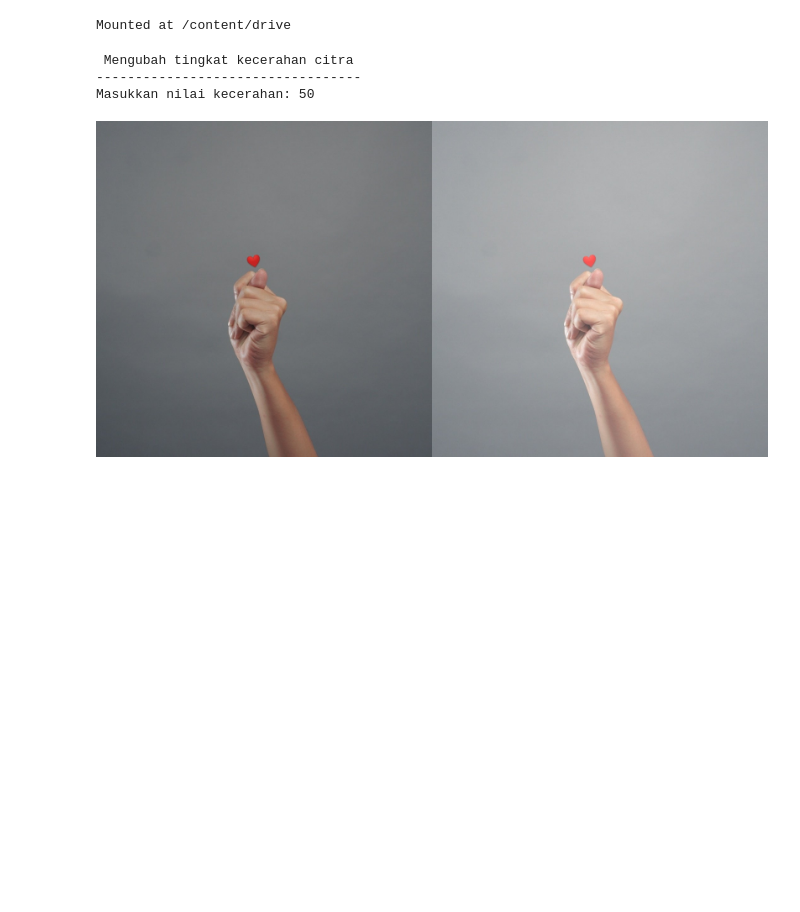
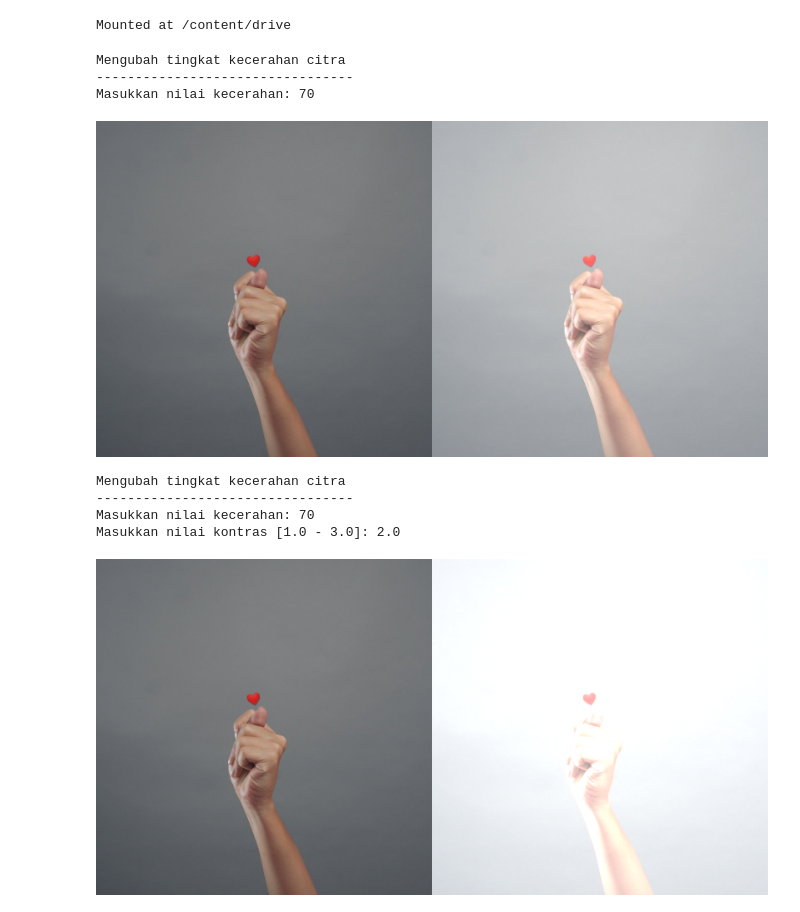
Before and after one commit to irfan1787/PCVK_genap_2021, a Jupyter notebook: Untitled3.ipynb, the cells around one changed output. Cells and saved outputs as stored; diff of their text form; code cells hidden in the pictures; blank space fills up the shorter version.

```diff
--- a/Untitled3.ipynb
+++ b/Untitled3.ipynb
@@ -12,26 +12,60 @@ from skimage import io
 import matplotlib.pyplot as plt
 import numpy as np
 # %%
-print(' Mengubah tingkat kecerahan citra ')
-print('----------------------------------')
+print('Mengubah tingkat kecerahan citra')
+print('---------------------------------')
 try:
   brightness = int(input('Masukkan nilai kecerahan: '))
 except ValueError:
   print('Error, not a number')
 
+#img = cv.imread('/content/drive/MyDrive/gambar/lope.jpeg')
+
 original = cv.imread('/content/drive/MyDrive/gambar/lope.jpeg')
 brightness_image = np.zeros(original.shape, original.dtype)
 
-#akses per sel
-for y in range(original.shape[0]):
-  for x in range(original.shape[1]):
-    for c in range(original.shape[2]):
-      brightness_image[y,x,c] = np.clip(original[y,x,c] + brightness, 0, 255)
+for y in range(original.shape[0]) :
+  for x in range(original.shape[1]) :
+    for c in range(original.shape[2]) :
+      brightness_image[y,x,c] = np.clip(original[y,x,c] + brightness, 0 , 255)
+
+#cara simple tanpa for loop
+#brightness_image = cv.converScaleAbs(original, beta-brightness)
 
 final_frame = cv.hconcat((original, brightness_image))
 cv2_imshow(final_frame)
 # %% [output]
- Mengubah tingkat kecerahan citra
-----------------------------------
-Masukkan nilai kecerahan: 50
+Mengubah tingkat kecerahan citra
+---------------------------------
+Masukkan nilai kecerahan: 70
 [figure]
+# %%
+print('Mengubah tingkat kecerahan citra')
+print('---------------------------------')
+try:
+  brightness = int(input('Masukkan nilai kecerahan: '))
+  contrast = float(input('Masukkan nilai kontras [1.0 - 3.0]: '))
+except ValueError:
+  print('Error, not a number')
+
+#img = cv.imread('/content/drive/MyDrive/gambar/lope.jpeg')
+
+original = cv.imread('/content/drive/MyDrive/gambar/lope.jpeg')
+brightness_image = np.zeros(original.shape, original.dtype)
+
+for y in range(original.shape[0]) :
+  for x in range(original.shape[1]) :
+    for c in range(original.shape[2]) :
+      brightness_image[y,x,c] = np.clip(original[y,x,c] + (brightness*contrast), 0 , 255)
+
+#cara simple tanpa for loop
+#brightness_image = cv.converScaleAbs(original, beta-brightness)
+
+final_frame = cv.hconcat((original, brightness_image))
+cv2_imshow(final_frame)
+# %% [output]
+Mengubah tingkat kecerahan citra
+---------------------------------
+Masukkan nilai kecerahan: 70
+Masukkan nilai kontras [1.0 - 3.0]: 2.0
+[figure, added]
```
Also changed, not shown: parts of 1 cell of this notebook.
